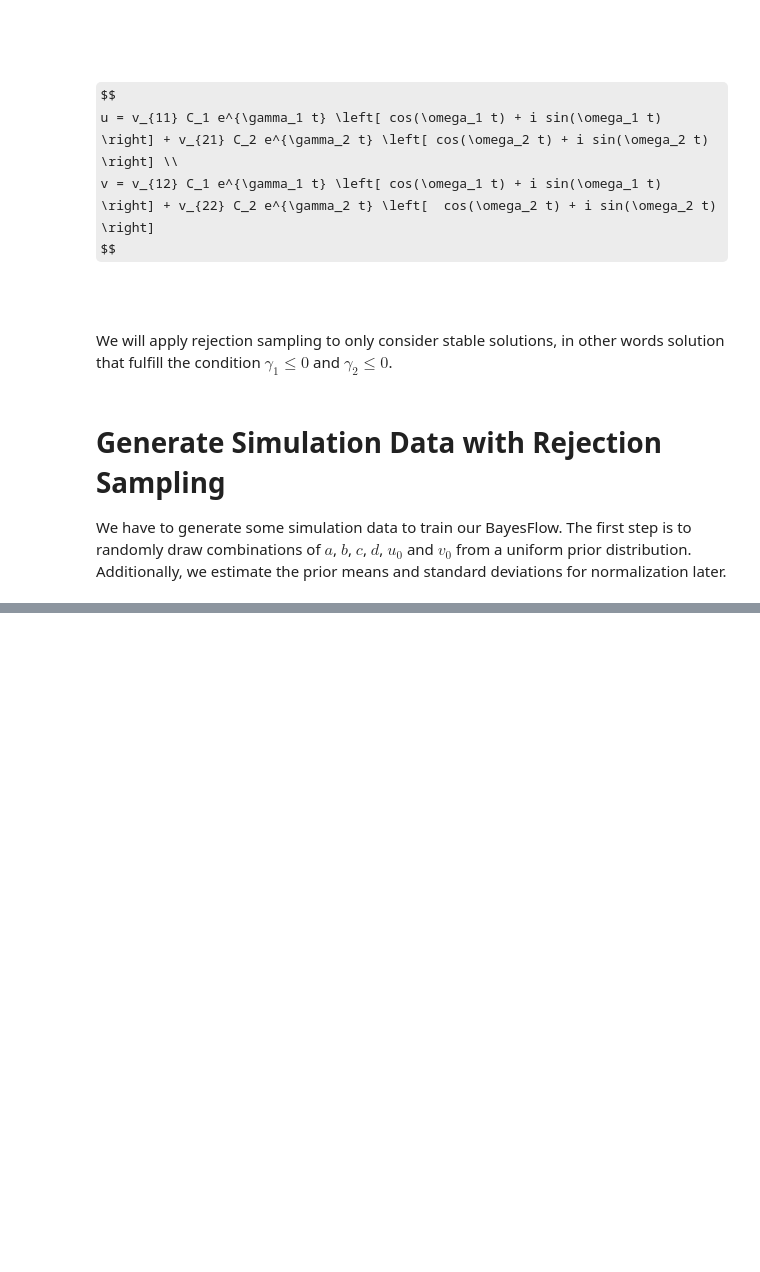
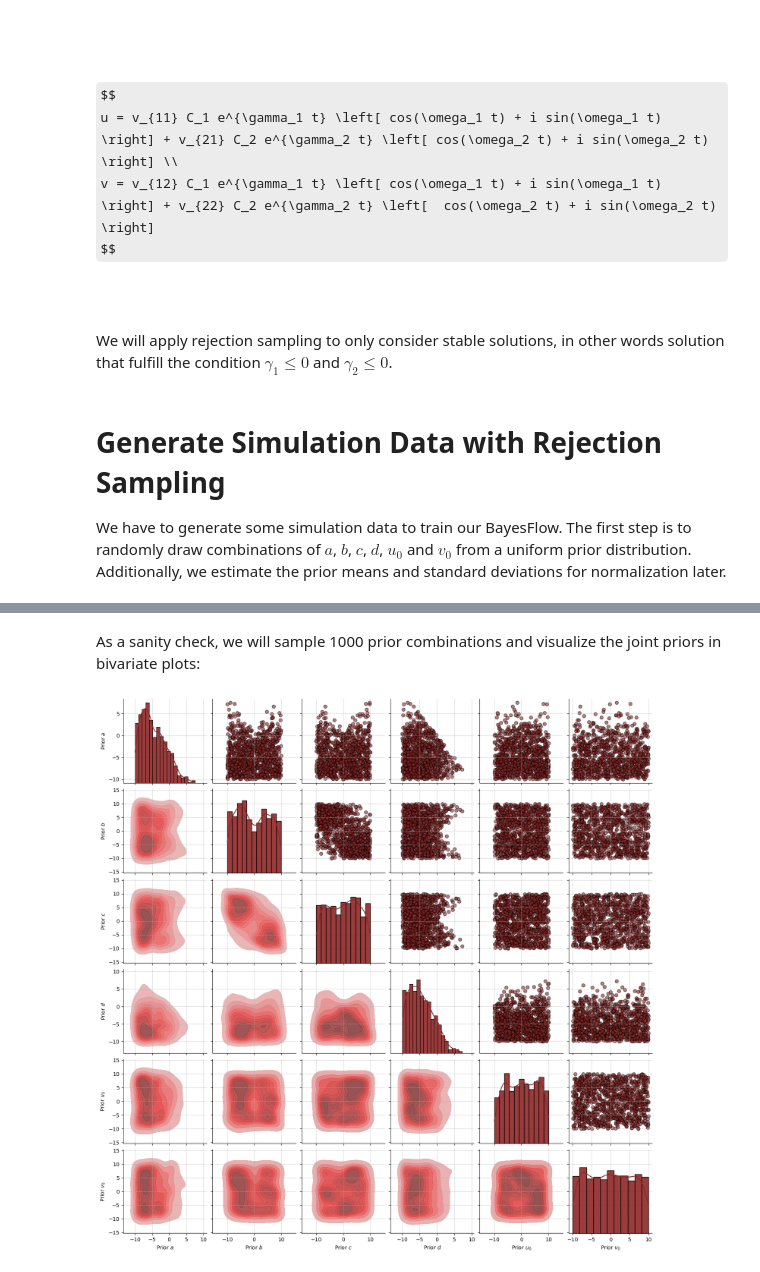
Before and after one commit to stefanradev93/BayesFlow, a Jupyter notebook: docs/source/tutorial_notebooks/Linear ODE system.ipynb, the cells around one changed output, grey strips where cells are left out. Saved outputs shown, nothing was run; the diff lists cells and outputs as text; code cells hidden in the pictures; some formulas as TeX source; blank space fills up the shorter version.

Commit message:
visualize priors and simulation data

```diff
--- a/docs/source/tutorial_notebooks/Linear ODE system.ipynb
+++ b/docs/source/tutorial_notebooks/Linear ODE system.ipynb
@@ -163,0 +165,6 @@ INFO:root:No optional simulation batchable context provided.
+# %% [markdown]
+As a sanity check, we will sample 1000 prior combinations and visualize the joint priors in bivariate plots:
+# %%
+fig = prior.plot_prior2d()
+# %% [output]
+[figure, added]
```
Also changed, not shown: parts of 11 cells of this notebook.
